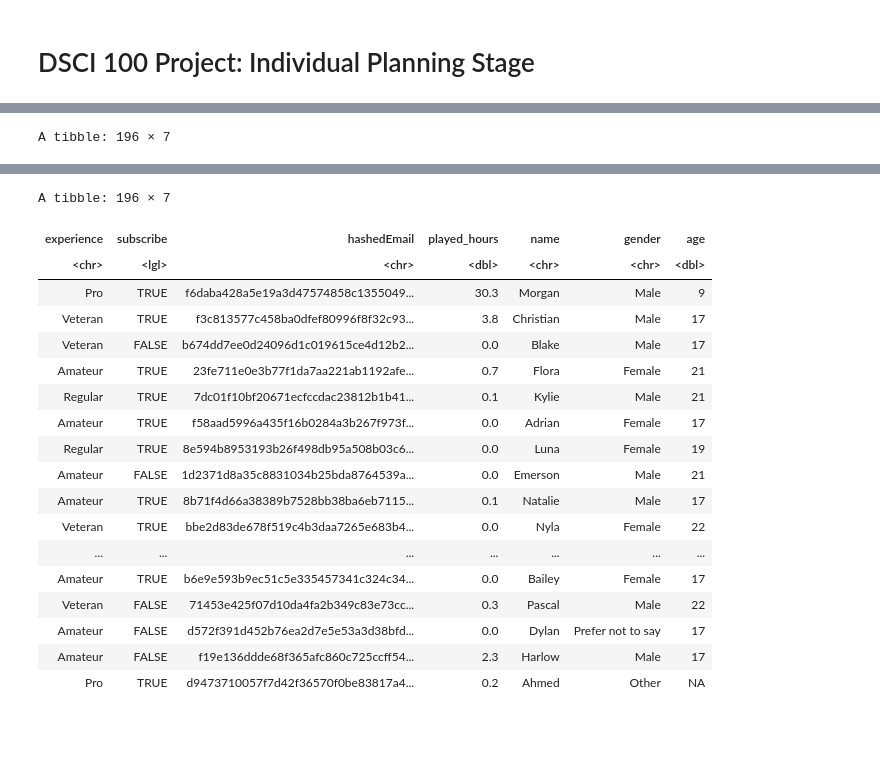
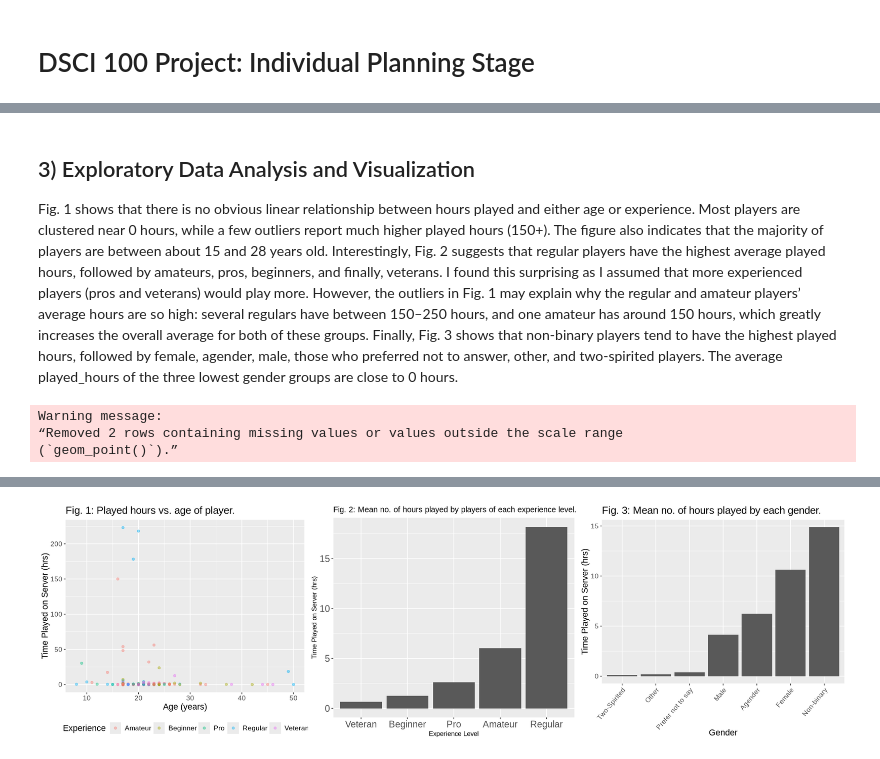
Before and after one commit to oo74/DSCI-100-Project, a Jupyter notebook: doc.ipynb, the cells around one changed output, grey strips where cells are left out. Saved outputs shown, nothing was run; the diff lists cells and outputs as text; code cells hidden in the pictures; blank space fills up the shorter version.

```diff
--- a/doc.ipynb
+++ b/doc.ipynb
@@ -4,0 +3,10 @@ questions
+# %%
+library(tidyverse)
+library(cowplot)
+library(repr)
+
+players_url <- "https://raw.githubusercontent.com/oo74/DSCI-100-Project/d932a95bab3bbe9a443dcba02939882b0735483f/data/players.csv"
+sessions_url <- "https://raw.githubusercontent.com/oo74/DSCI-100-Project/d932a95bab3bbe9a443dcba02939882b0735483f/data/sessions.csv"
+
+players <- read_csv(players_url)
+sessions <- read_csv(sessions_url)
@@ -52,9 +58,0 @@ i feel like age should be integer but it is dbl by default. which one to choose?
-# %%
-library(tidyverse)
-
-players <- read_csv("https://github.com/oo74/DSCI-100-Project/blob/d932a95bab3bbe9a443dcba02939882b0735483f/data/players.csv") |>
-    rename(age = Age)
-sessions <- read_csv("data/sessions.csv")
-
-glimpse(players)
-glimpse(sessions)
@@ -146,14 +101,34 @@ Note: do not perform any predictive analysis here. We are asking for an explorat
+# %% [markdown]
+## 3) Exploratory Data Analysis and Visualization
+
+Fig. 1 shows that there is no obvious linear relationship between hours played and either age or experience. Most players are clustered near 0 hours, while a few outliers report much higher played hours (150+). The figure also indicates that the majority of players are between about 15 and 28 years old. Interestingly, Fig. 2 suggests that regular players have the highest average played hours, followed by amateurs, pros, beginners, and finally, veterans. I found this surprising as I assumed that more experienced players (pros and veterans) would play more. However, the outliers in Fig. 1 may explain why the regular and amateur players’ average hours are so high: several regulars have between 150–250 hours, and one amateur has around 150 hours, which greatly increases the overall average for both of these groups. Finally, Fig. 3 shows that non-binary players tend to have the highest played hours, followed by female, agender, male, those who preferred not to answer, other, and two-spirited players. The average played_hours of the three lowest gender groups are close to 0 hours.
 # %%
-players
+options(repr.plot.width = 17, repr.plot.height = 5)
 
+age_hours_scatterplot <- players |>
+    ggplot(aes(x = Age, y = played_hours, color = experience)) +
+    geom_point(alpha = 0.4) +
+    labs(x = "Age (years)", y = "Time Played on Server (hrs)", color = "Experience", title = "Fig. 1: Played hours vs. age of player.") +
+    theme(text = element_text(size = 13), legend.position = "bottom")
 
+experience_hours_barplot <- players |>
+    group_by(experience) |>
+    summarize(played_hours = mean(played_hours, na.rm = TRUE)) |>
+    ggplot(aes(x = fct_reorder(experience, played_hours), y = played_hours)) +
+    geom_bar(stat = "identity") +
+    labs(x = "Experience Level", y = "Time Played on Server (hrs)", title = "Fig. 2: Mean no. of hours played by players of each experience level.") +
+    theme(text = element_text(size = 10), axis.text= element_text(size = 14))
 
-players
+gender_hours_barplot <- players |>
+    group_by(gender) |>
+    summarize(played_hours = mean(played_hours, na.rm = TRUE)) |>
+    ggplot(aes(x = fct_reorder(gender, played_hours), y = played_hours)) +
+    geom_bar(stat = "identity") +
+    labs(x = "Gender", y = "Time Played on Server (hrs)", title = "Fig. 3: Mean no. of hours played by each gender.") +
+    theme(text = element_text(size = 13), axis.text.x = element_text(angle = 50, hjust = 1))
 
-players_plot <- players |>
-    ggplot(aes(x = age, y = played_hours)) +
-    geom_point()
-
-# players_plot
+plot_grid(age_hours_scatterplot, experience_hours_barplot, gender_hours_barplot, ncol = 3)
 # %% [output]
-A tibble: 196 × 7
+Warning message:
+“Removed 2 rows containing missing values or values outside the scale range
+(`geom_point()`).”
@@ -178,21 +135,3 @@ A tibble: 196 × 7
-A tibble: 196 × 7
-| experience | subscribe | hashedEmail | played_hours | name | gender | age |
-| <chr> | <lgl> | <chr> | <dbl> | <chr> | <chr> | <dbl> |
-| Pro | TRUE | f6daba428a5e19a3d47574858c1355049... | 30.3 | Morgan | Male | 9 |
-| Veteran | TRUE | f3c813577c458ba0dfef80996f8f32c93... | 3.8 | Christian | Male | 17 |
-| Veteran | FALSE | b674dd7ee0d24096d1c019615ce4d12b2... | 0.0 | Blake | Male | 17 |
-| Amateur | TRUE | 23fe711e0e3b77f1da7aa221ab1192afe... | 0.7 | Flora | Female | 21 |
-| Regular | TRUE | 7dc01f10bf20671ecfccdac23812b1b41... | 0.1 | Kylie | Male | 21 |
-| Amateur | TRUE | f58aad5996a435f16b0284a3b267f973f... | 0.0 | Adrian | Female | 17 |
-| Regular | TRUE | 8e594b8953193b26f498db95a508b03c6... | 0.0 | Luna | Female | 19 |
-| Amateur | FALSE | 1d2371d8a35c8831034b25bda8764539a... | 0.0 | Emerson | Male | 21 |
-| Amateur | TRUE | 8b71f4d66a38389b7528bb38ba6eb7115... | 0.1 | Natalie | Male | 17 |
-| Veteran | TRUE | bbe2d83de678f519c4b3daa7265e683b4... | 0.0 | Nyla | Female | 22 |
-| ... | ... | ... | ... | ... | ... | ... |
-| Amateur | TRUE | b6e9e593b9ec51c5e335457341c324c34... | 0.0 | Bailey | Female | 17 |
-| Veteran | FALSE | 71453e425f07d10da4fa2b349c83e73cc... | 0.3 | Pascal | Male | 22 |
-| Amateur | FALSE | d572f391d452b76ea2d7e5e53a3d38bfd... | 0.0 | Dylan | Prefer not to say | 17 |
-| Amateur | FALSE | f19e136ddde68f365afc860c725ccff54... | 2.3 | Harlow | Male | 17 |
-| Pro | TRUE | d9473710057f7d42f36570f0be83817a4... | 0.2 | Ahmed | Other | NA |
+[figure, added]
 # %% [markdown]
 ## (4) Methods and Plan
```
Also changed, not shown: parts of 11 cells of this notebook.
